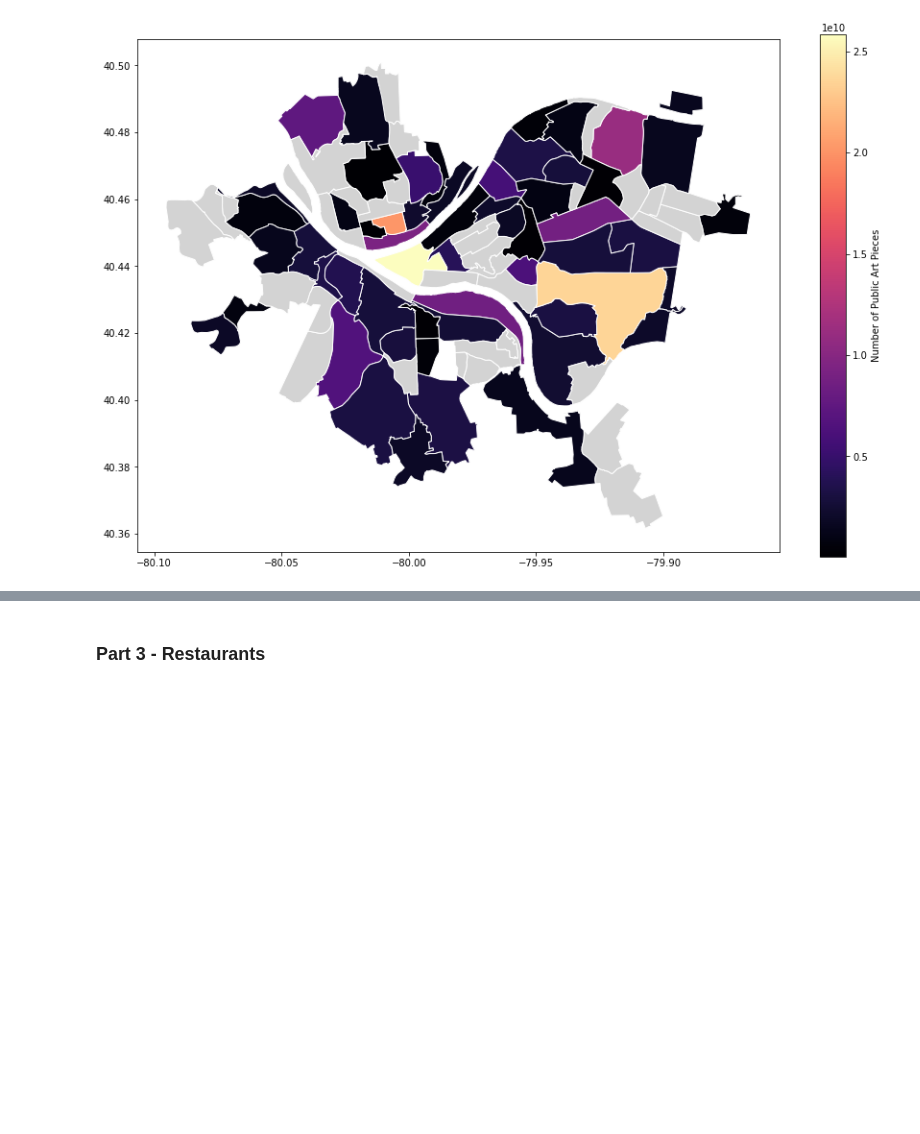
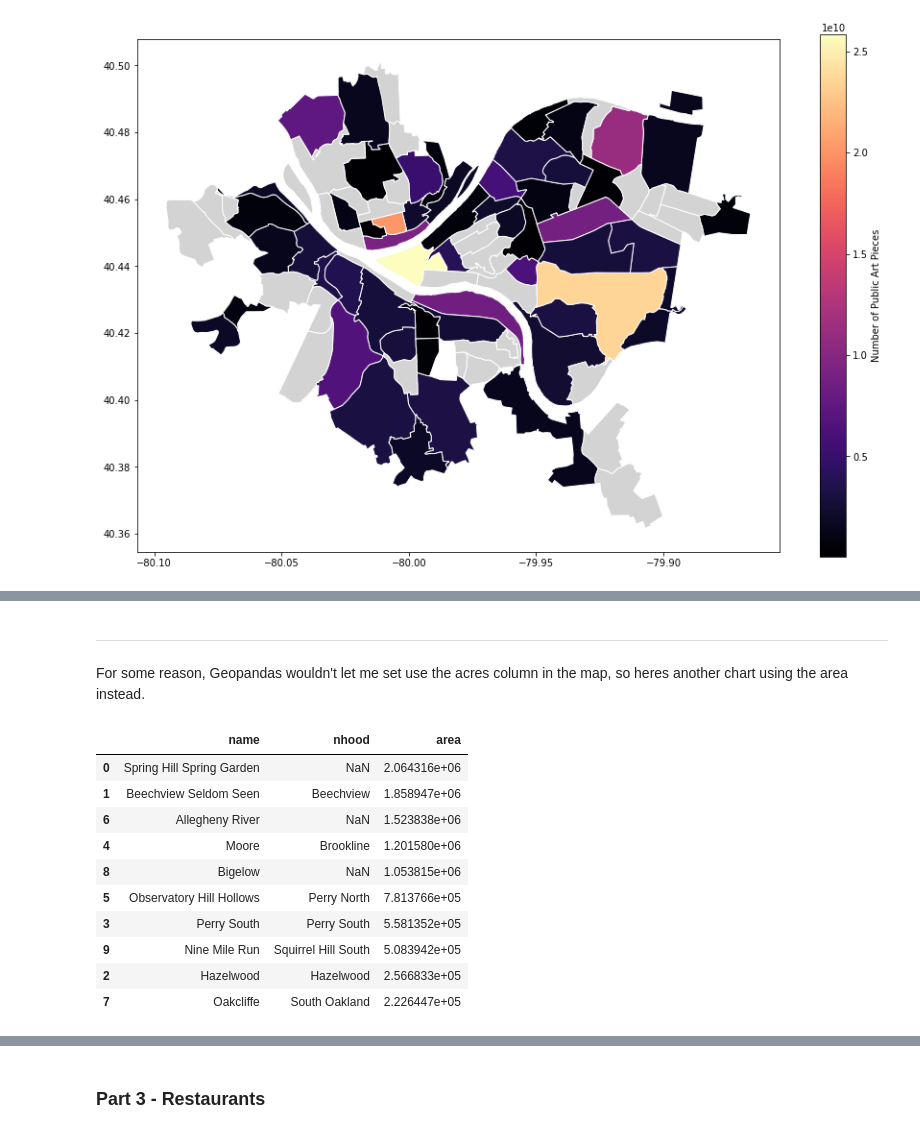
Before and after one commit to yimijj/CMPINF0010-Final-Project, a Jupyter notebook: FinalReport-Notebook.ipynb, the cells around one changed output, grey strips where cells are left out. Cells and saved outputs as stored; diff of their text form; code cells hidden in the pictures; blank space fills up the shorter version.

```diff
--- a/FinalReport-Notebook.ipynb
+++ b/FinalReport-Notebook.ipynb
@@ -168,0 +211,19 @@ artpubweimap.plot(column='id',cmap='magma',
+# %% [markdown]
+----------------
+For some reason, Geopandas wouldn't let me set use the acres column in the map, so heres another chart using the area instead.
+# %%
+area_chart = greenways[["name", "nhood", "area"]]
+area_chart.sort_values("area", ascending=False)
+#not dropping NaN values this time since pandas wouldn't let me drop them and sort in descending order.
+# %% [output]
+|  | name | nhood | area |
+| 0 | Spring Hill Spring Garden | NaN | 2.064316e+06 |
+| 1 | Beechview Seldom Seen | Beechview | 1.858947e+06 |
+| 6 | Allegheny River | NaN | 1.523838e+06 |
+| 4 | Moore | Brookline | 1.201580e+06 |
+| 8 | Bigelow | NaN | 1.053815e+06 |
+| 5 | Observatory Hill Hollows | Perry North | 7.813766e+05 |
+| 3 | Perry South | Perry South | 5.581352e+05 |
+| 9 | Nine Mile Run | Squirrel Hill South | 5.083942e+05 |
+| 2 | Hazelwood | Hazelwood | 2.566833e+05 |
+| 7 | Oakcliffe | South Oakland | 2.226447e+05 |
```
Also changed, not shown: parts of 11 cells of this notebook.
